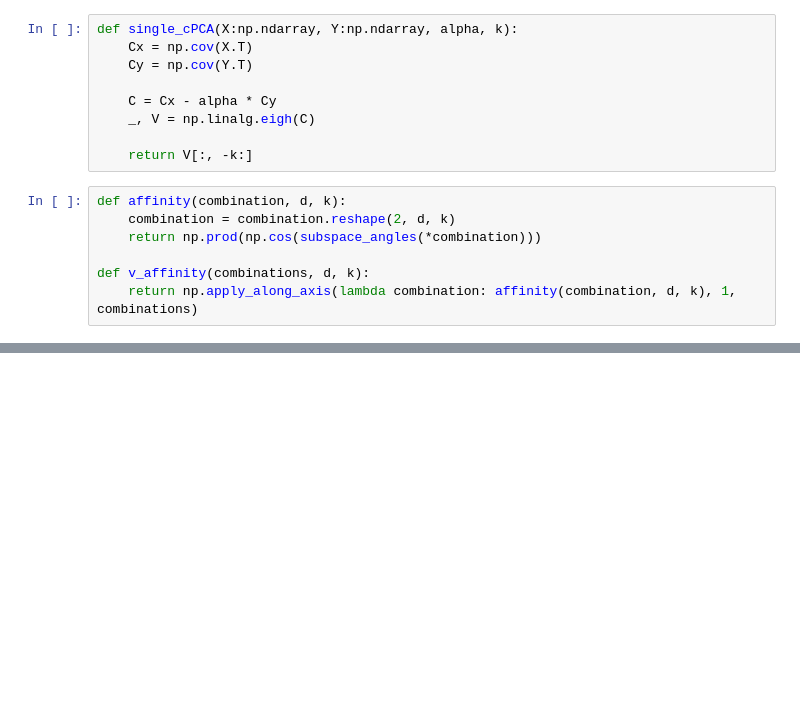
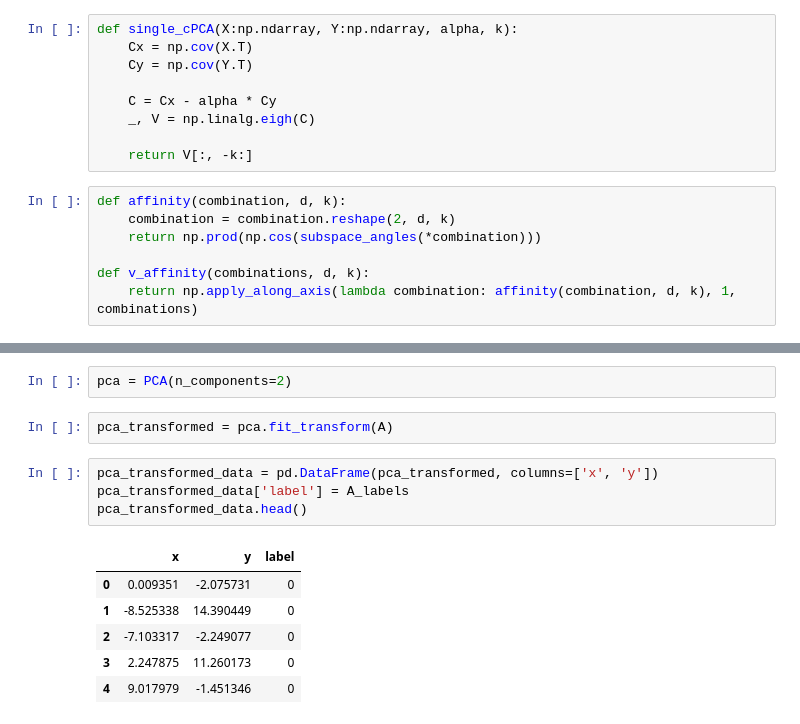
Before and after one commit to ahmadsalimi/DeepLearningIntro, a Jupyter notebook: cPCA/cPCA.ipynb, the cells around one changed output, grey strips where cells are left out. Drawn from its saved outputs; the diff is of its cells as text; blank space fills up the shorter version.

```diff
--- a/cPCA/cPCA.ipynb
+++ b/cPCA/cPCA.ipynb
@@ -316,0 +119,15 @@ sum(transformed_data.label == '0')
+# %%
+pca = PCA(n_components=2)
+# %%
+pca_transformed = pca.fit_transform(A)
+# %%
+pca_transformed_data = pd.DataFrame(pca_transformed, columns=['x', 'y'])
+pca_transformed_data['label'] = A_labels
+pca_transformed_data.head()
+# %% [output]
+|  | x | y | label |
+| 0 | 0.009351 | -2.075731 | 0 |
+| 1 | -8.525338 | 14.390449 | 0 |
+| 2 | -7.103317 | -2.249077 | 0 |
+| 3 | 2.247875 | 11.260173 | 0 |
+| 4 | 9.017979 | -1.451346 | 0 |
```
Also changed, not shown: parts of 55 cells of this notebook.
